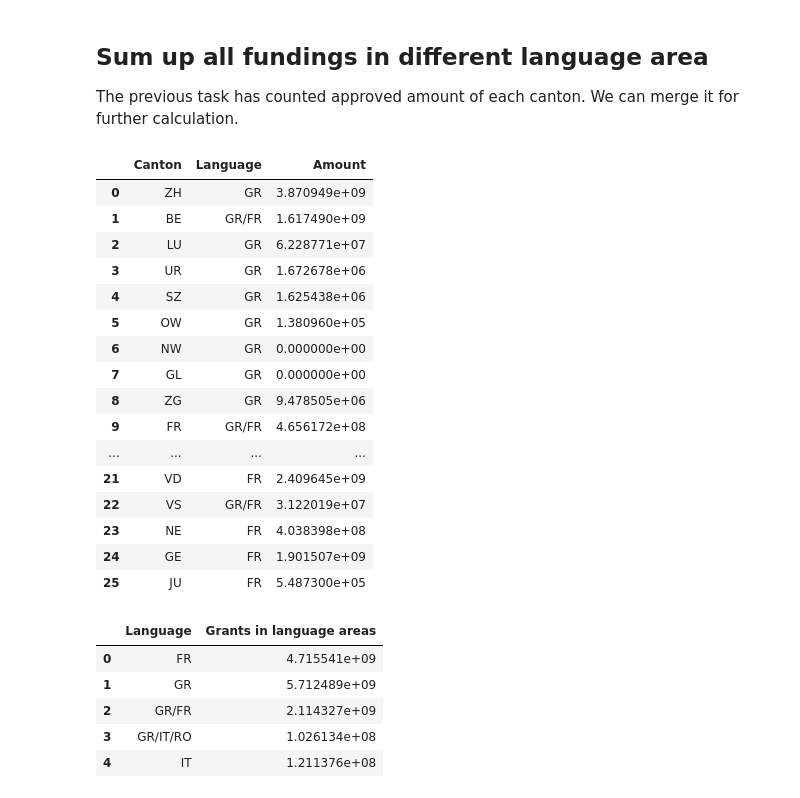
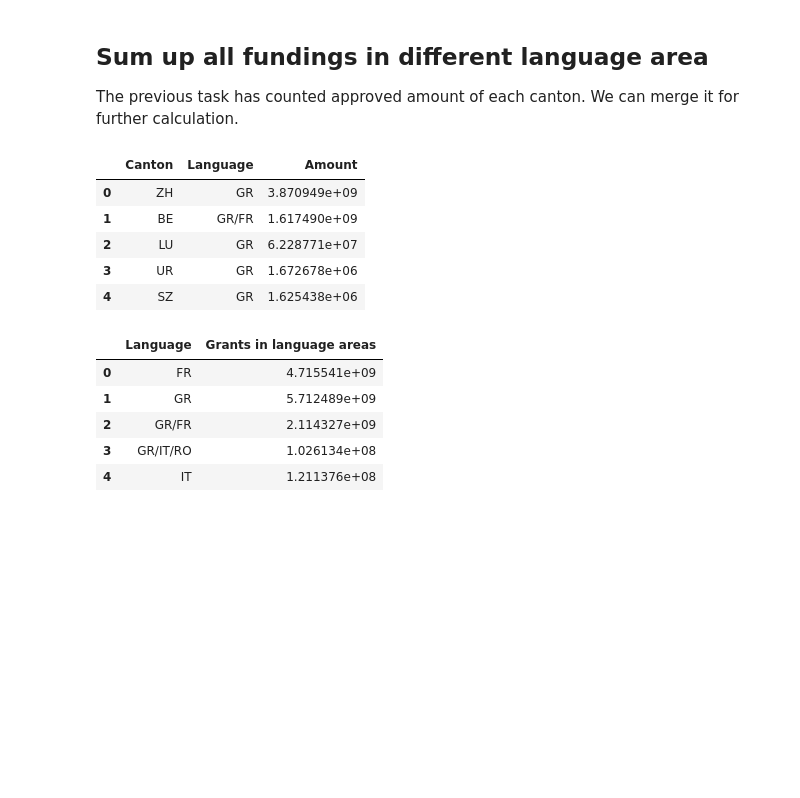
Before and after one commit to BeforeRain/ADA-homework, a Jupyter notebook: 03 - Interactive Viz/University_Canton.ipynb, the cells around one changed output. Drawn from its saved outputs; the diff is of its cells as text; code cells hidden in the pictures; blank space fills up the shorter version.

```diff
--- a/03 - Interactive Viz/University_Canton.ipynb
+++ b/03 - Interactive Viz/University_Canton.ipynb
@@ -463,25 +425,14 @@ canton_language
 The previous task has counted approved amount of each canton. We can merge it for further calculation.
 # %%
 c_lg_funding = canton_language.merge(grants_by_canton)
-c_lg_funding
+c_lg_funding.head()
 # %% [output]
 |  | Canton | Language | Amount |
 | 0 | ZH | GR | 3.870949e+09 |
 | 1 | BE | GR/FR | 1.617490e+09 |
 | 2 | LU | GR | 6.228771e+07 |
 | 3 | UR | GR | 1.672678e+06 |
 | 4 | SZ | GR | 1.625438e+06 |
-| 5 | OW | GR | 1.380960e+05 |
-| 6 | NW | GR | 0.000000e+00 |
-| 7 | GL | GR | 0.000000e+00 |
-| 8 | ZG | GR | 9.478505e+06 |
-| 9 | FR | GR/FR | 4.656172e+08 |
-| ... | ... | ... | ... |
-| 21 | VD | FR | 2.409645e+09 |
-| 22 | VS | GR/FR | 3.122019e+07 |
-| 23 | NE | FR | 4.038398e+08 |
-| 24 | GE | FR | 1.901507e+09 |
-| 25 | JU | FR | 5.487300e+05 |
 # %%
 language_grants_df = c_lg_funding.groupby(['Language']).sum()
 language_grants_df.rename(columns={'Amount':'Grants in language areas'}, inplace=True)
```
Also changed, not shown: parts of 5 cells of this notebook, 2 other files.
